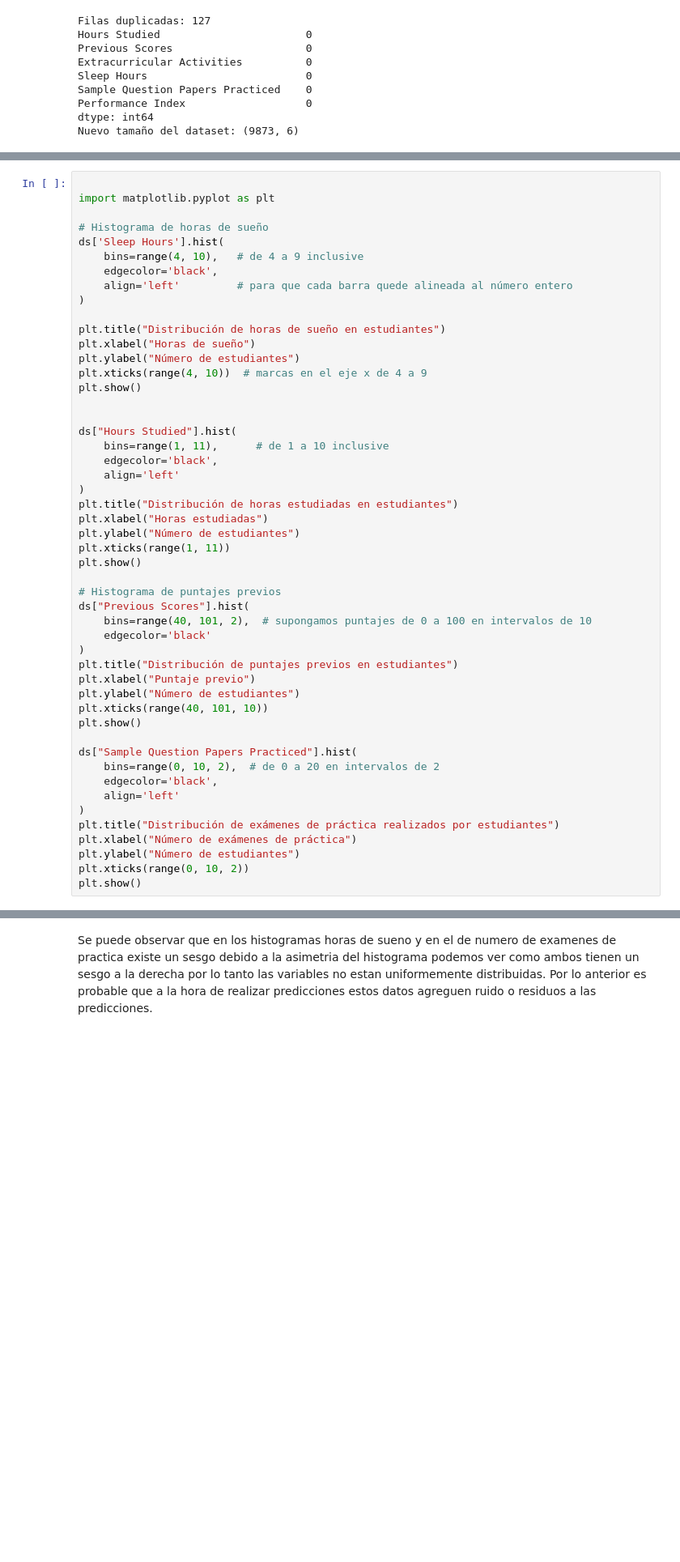
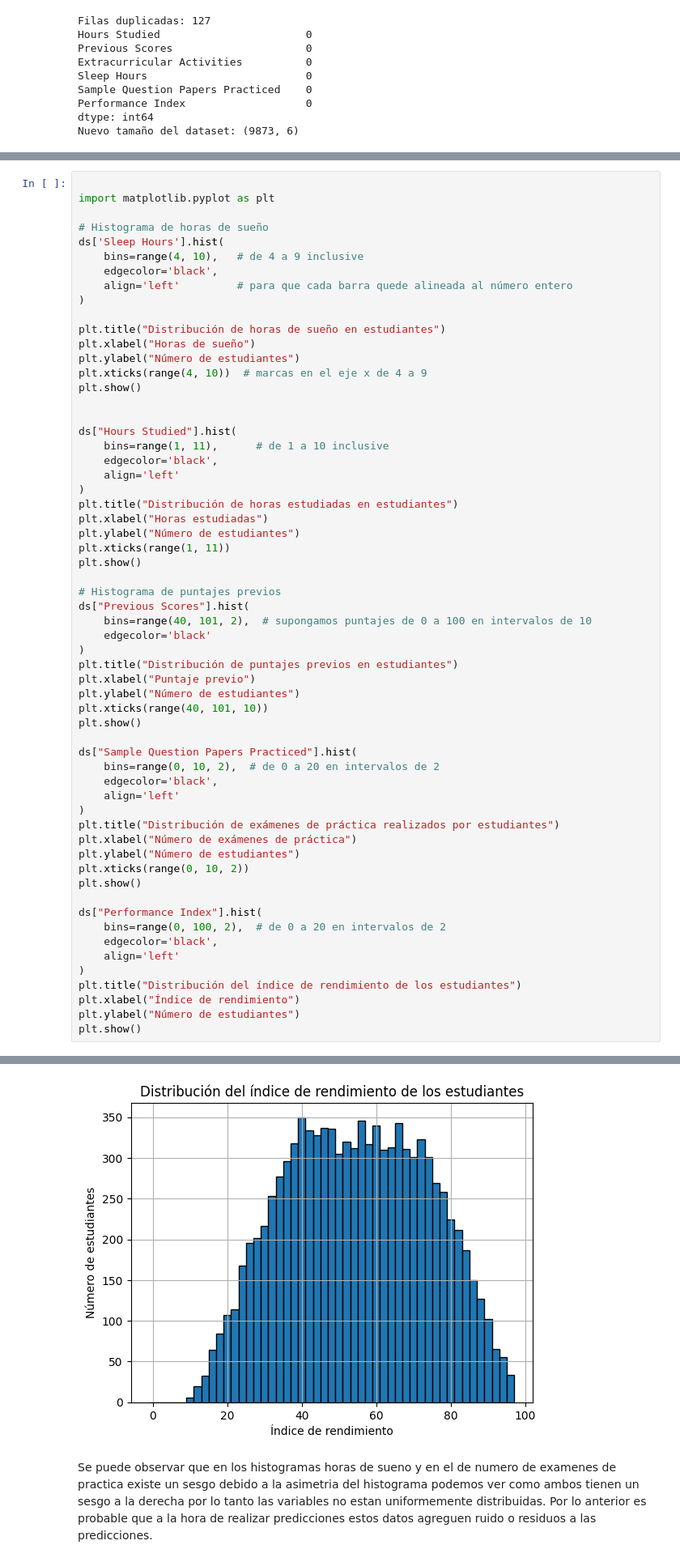
Before and after one commit to kronk99/TareasIA, a Jupyter notebook: Notebook.ipynb, the cells around one changed output, grey strips where cells are left out. Shown at 81% size. Saved outputs shown, nothing was run; the diff lists cells and outputs as text; blank space fills up the shorter version.

```diff
--- a/Notebook.ipynb
+++ b/Notebook.ipynb
@@ -177,33 +177,44 @@ plt.xlabel("Horas estudiadas")
 plt.ylabel("Número de estudiantes")
 plt.xticks(range(1, 11))
 plt.show()
 
 # Histograma de puntajes previos
 ds["Previous Scores"].hist(
     bins=range(40, 101, 2),  # supongamos puntajes de 0 a 100 en intervalos de 10
     edgecolor='black'
 )
 plt.title("Distribución de puntajes previos en estudiantes")
 plt.xlabel("Puntaje previo")
 plt.ylabel("Número de estudiantes")
 plt.xticks(range(40, 101, 10))
 plt.show()
 
 ds["Sample Question Papers Practiced"].hist(
     bins=range(0, 10, 2),  # de 0 a 20 en intervalos de 2
     edgecolor='black',
     align='left'
 )
 plt.title("Distribución de exámenes de práctica realizados por estudiantes")
 plt.xlabel("Número de exámenes de práctica")
 plt.ylabel("Número de estudiantes")
 plt.xticks(range(0, 10, 2))
 plt.show()
+
+ds["Performance Index"].hist(
+    bins=range(0, 100, 2),  # de 0 a 20 en intervalos de 2
+    edgecolor='black',
+    align='left'
+)
+plt.title("Distribución del índice de rendimiento de los estudiantes")
+plt.xlabel("Índice de rendimiento")
+plt.ylabel("Número de estudiantes")
+plt.show()
 # %% [output]
 [figure]
 [figure]
 [figure]
 [figure]
+[figure, added]
 # %% [markdown]
 Se puede observar que en los histogramas horas de sueno y en el de numero de examenes de practica existe un sesgo debido a la asimetria del histograma podemos ver como ambos tienen un sesgo a la derecha por lo tanto las variables no estan uniformemente distribuidas. Por lo anterior es probable que a la hora de realizar predicciones estos datos agreguen ruido o residuos a las predicciones.
 # %%
```
Also changed, not shown: parts of 23 cells of this notebook.
